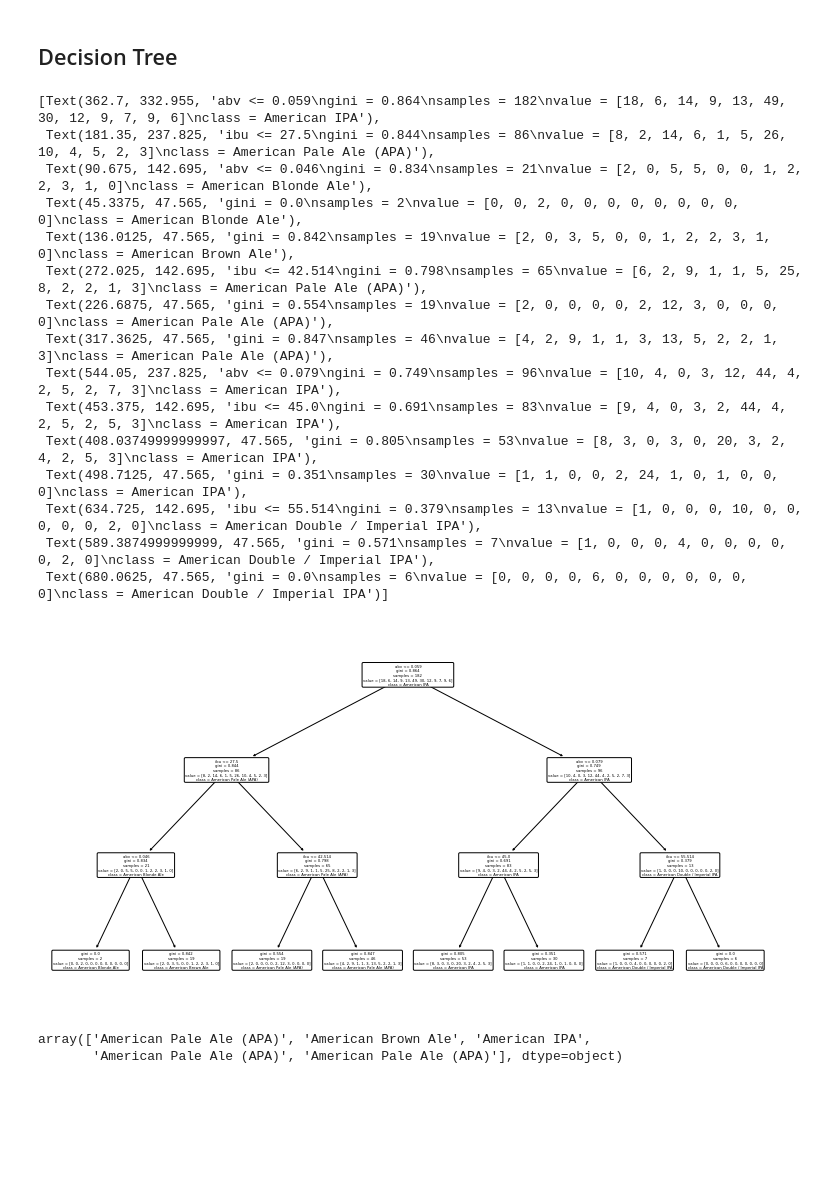
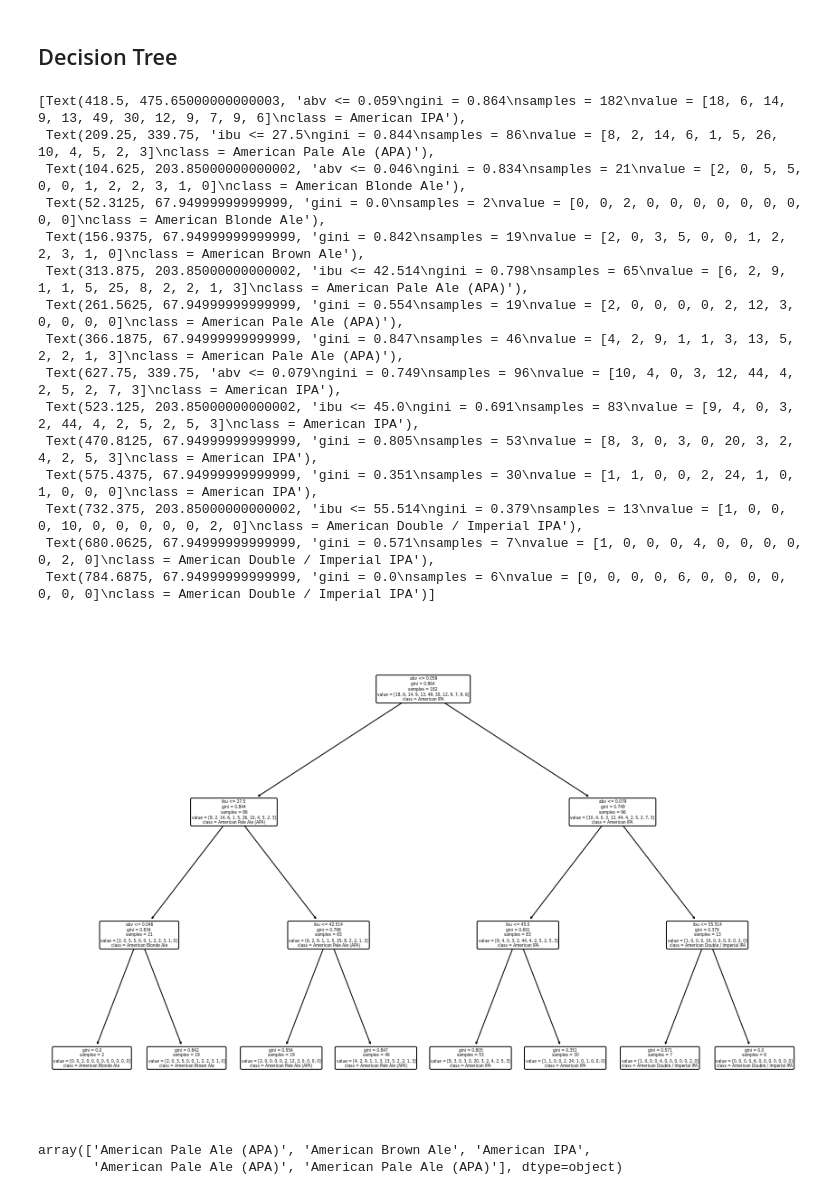
Before and after one commit to jamesallen0351/craft_beer, a Jupyter notebook: beer_final.ipynb, the cells around one changed output. Cells and saved outputs as stored; diff of their text form; code cells hidden in the pictures; blank space fills up the shorter version.

```diff
--- a/beer_final.ipynb
+++ b/beer_final.ipynb
@@ -347,24 +332,25 @@ clf = DecisionTreeClassifier(max_depth=3, random_state=123)
 clf = clf.fit(X_train, y_train)
 # %%
-plt.figure(figsize=(13, 7))
+# plot the thing
+plt.figure(figsize=(15, 10))
 plot_tree(clf, feature_names=X_train.columns, class_names=clf.classes_, rounded=True)
 # %% [output]
-[Text(362.7, 332.955, 'abv <= 0.059\ngini = 0.864\nsamples = 182\nvalue = [18, 6, 14, 9, 13, 49, 30, 12, 9, 7, 9, 6]\nclass = American IPA'),
- Text(181.35, 237.825, 'ibu <= 27.5\ngini = 0.844\nsamples = 86\nvalue = [8, 2, 14, 6, 1, 5, 26, 10, 4, 5, 2, 3]\nclass = American Pale Ale (APA)'),
- Text(90.675, 142.695, 'abv <= 0.046\ngini = 0.834\nsamples = 21\nvalue = [2, 0, 5, 5, 0, 0, 1, 2, 2, 3, 1, 0]\nclass = American Blonde Ale'),
- Text(45.3375, 47.565, 'gini = 0.0\nsamples = 2\nvalue = [0, 0, 2, 0, 0, 0, 0, 0, 0, 0, 0, 0]\nclass = American Blonde Ale'),
- Text(136.0125, 47.565, 'gini = 0.842\nsamples = 19\nvalue = [2, 0, 3, 5, 0, 0, 1, 2, 2, 3, 1, 0]\nclass = American Brown Ale'),
- Text(272.025, 142.695, 'ibu <= 42.514\ngini = 0.798\nsamples = 65\nvalue = [6, 2, 9, 1, 1, 5, 25, 8, 2, 2, 1, 3]\nclass = American Pale Ale (APA)'),
- Text(226.6875, 47.565, 'gini = 0.554\nsamples = 19\nvalue = [2, 0, 0, 0, 0, 2, 12, 3, 0, 0, 0, 0]\nclass = American Pale Ale (APA)'),
- Text(317.3625, 47.565, 'gini = 0.847\nsamples = 46\nvalue = [4, 2, 9, 1, 1, 3, 13, 5, 2, 2, 1, 3]\nclass = American Pale Ale (APA)'),
- Text(544.05, 237.825, 'abv <= 0.079\ngini = 0.749\nsamples = 96\nvalue = [10, 4, 0, 3, 12, 44, 4, 2, 5, 2, 7, 3]\nclass = American IPA'),
- Text(453.375, 142.695, 'ibu <= 45.0\ngini = 0.691\nsamples = 83\nvalue = [9, 4, 0, 3, 2, 44, 4, 2, 5, 2, 5, 3]\nclass = American IPA'),
- Text(408.03749999999997, 47.565, 'gini = 0.805\nsamples = 53\nvalue = [8, 3, 0, 3, 0, 20, 3, 2, 4, 2, 5, 3]\nclass = American IPA'),
- Text(498.7125, 47.565, 'gini = 0.351\nsamples = 30\nvalue = [1, 1, 0, 0, 2, 24, 1, 0, 1, 0, 0, 0]\nclass = American IPA'),
- Text(634.725, 142.695, 'ibu <= 55.514\ngini = 0.379\nsamples = 13\nvalue = [1, 0, 0, 0, 10, 0, 0, 0, 0, 0, 2, 0]\nclass = American Double / Imperial IPA'),
- Text(589.3874999999999, 47.565, 'gini = 0.571\nsamples = 7\nvalue = [1, 0, 0, 0, 4, 0, 0, 0, 0, 0, 2, 0]\nclass = American Double / Imperial IPA'),
- Text(680.0625, 47.565, 'gini = 0.0\nsamples = 6\nvalue = [0, 0, 0, 0, 6, 0, 0, 0, 0, 0, 0, 0]\nclass = American Double / Imperial IPA')]
+[Text(418.5, 475.65000000000003, 'abv <= 0.059\ngini = 0.864\nsamples = 182\nvalue = [18, 6, 14, 9, 13, 49, 30, 12, 9, 7, 9, 6]\nclass = American IPA'),
+ Text(209.25, 339.75, 'ibu <= 27.5\ngini = 0.844\nsamples = 86\nvalue = [8, 2, 14, 6, 1, 5, 26, 10, 4, 5, 2, 3]\nclass = American Pale Ale (APA)'),
+ Text(104.625, 203.85000000000002, 'abv <= 0.046\ngini = 0.834\nsamples = 21\nvalue = [2, 0, 5, 5, 0, 0, 1, 2, 2, 3, 1, 0]\nclass = American Blonde Ale'),
+ Text(52.3125, 67.94999999999999, 'gini = 0.0\nsamples = 2\nvalue = [0, 0, 2, 0, 0, 0, 0, 0, 0, 0, 0, 0]\nclass = American Blonde Ale'),
+ Text(156.9375, 67.94999999999999, 'gini = 0.842\nsamples = 19\nvalue = [2, 0, 3, 5, 0, 0, 1, 2, 2, 3, 1, 0]\nclass = American Brown Ale'),
+ Text(313.875, 203.85000000000002, 'ibu <= 42.514\ngini = 0.798\nsamples = 65\nvalue = [6, 2, 9, 1, 1, 5, 25, 8, 2, 2, 1, 3]\nclass = American Pale Ale (APA)'),
+ Text(261.5625, 67.94999999999999, 'gini = 0.554\nsamples = 19\nvalue = [2, 0, 0, 0, 0, 2, 12, 3, 0, 0, 0, 0]\nclass = American Pale Ale (APA)'),
+ Text(366.1875, 67.94999999999999, 'gini = 0.847\nsamples = 46\nvalue = [4, 2, 9, 1, 1, 3, 13, 5, 2, 2, 1, 3]\nclass = American Pale Ale (APA)'),
+ Text(627.75, 339.75, 'abv <= 0.079\ngini = 0.749\nsamples = 96\nvalue = [10, 4, 0, 3, 12, 44, 4, 2, 5, 2, 7, 3]\nclass = American IPA'),
+ Text(523.125, 203.85000000000002, 'ibu <= 45.0\ngini = 0.691\nsamples = 83\nvalue = [9, 4, 0, 3, 2, 44, 4, 2, 5, 2, 5, 3]\nclass = American IPA'),
+ Text(470.8125, 67.94999999999999, 'gini = 0.805\nsamples = 53\nvalue = [8, 3, 0, 3, 0, 20, 3, 2, 4, 2, 5, 3]\nclass = American IPA'),
+ Text(575.4375, 67.94999999999999, 'gini = 0.351\nsamples = 30\nvalue = [1, 1, 0, 0, 2, 24, 1, 0, 1, 0, 0, 0]\nclass = American IPA'),
+ Text(732.375, 203.85000000000002, 'ibu <= 55.514\ngini = 0.379\nsamples = 13\nvalue = [1, 0, 0, 0, 10, 0, 0, 0, 0, 0, 2, 0]\nclass = American Double / Imperial IPA'),
+ Text(680.0625, 67.94999999999999, 'gini = 0.571\nsamples = 7\nvalue = [1, 0, 0, 0, 4, 0, 0, 0, 0, 0, 2, 0]\nclass = American Double / Imperial IPA'),
+ Text(784.6875, 67.94999999999999, 'gini = 0.0\nsamples = 6\nvalue = [0, 0, 0, 0, 6, 0, 0, 0, 0, 0, 0, 0]\nclass = American Double / Imperial IPA')]
-[figure, old version]
+[figure, new version]
 # %%
 # make prediction on train obeservations
 
```
Also changed, not shown: parts of 31 cells of this notebook.
